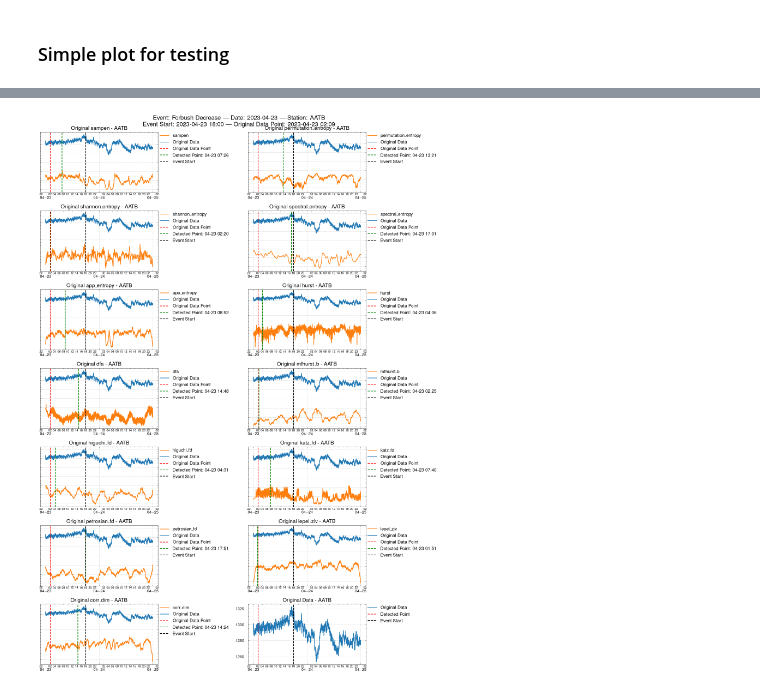
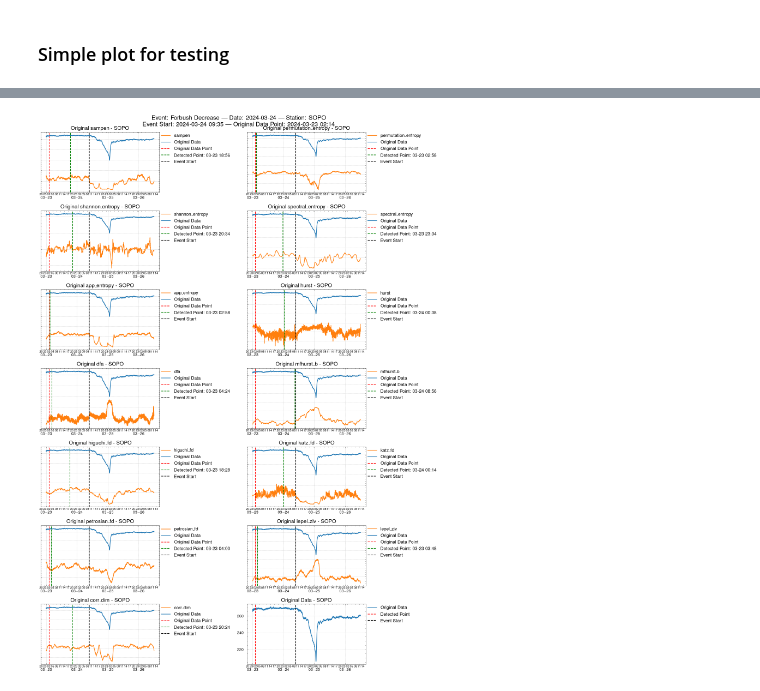
Before and after one commit to dosquisd/NMDB, a Jupyter notebook: 004_predictions.ipynb, the cells around one changed output, grey strips where cells are left out. Cells and saved outputs as stored; diff of their text form; code cells hidden in the pictures.

```diff
--- a/004_predictions.ipynb
+++ b/004_predictions.ipynb
@@ -197,6 +203,7 @@ df
 ### Violin Plots
 # %%
 delta_hours: list[float] = []
+start_datetimes: list[pd.Timestamp] = []
 
 date_events = df["date"].unique()
 for date in date_events:
@@ -216,9 +223,11 @@ for date in date_events:
 
         for _, row in metrics.iterrows():
             delta = (start_datetime - row["index"]).total_seconds() / 3600.0
+            start_datetimes.append(start_datetime)
             delta_hours.append(delta)
 # %%
 new_df = df.copy()
+new_df["start_datetime"] = start_datetimes
 new_df["delta_hours"] = delta_hours
 new_df
 # %% [output]
@@ -282,8 +291,8 @@ for date in date_events:
 ### Simple plot for testing
 # %%
 # filter by a particular event
-date = "2023-04-23"
-station = "AATB"
+date = "2024-03-24"
+station = "SOPO"
 
 df_event = df[(df["date"] == date) & (df["station"] == station)].reset_index(drop=True)
 df_event = df_event[df_event["metric"] != "entropy"]
@@ -335,6 +344,7 @@ def tmp_plots(
     df_event: pd.DataFrame,
     date: str,
     station: str,
+    freq_hours: int = 2,
 ) -> None:
     metrics_columns = list(
         filter(lambda col: col in df_orig.columns, df_event["metric"].unique())
@@ -350,7 +360,7 @@ def tmp_plots(
     fig, axes = plt.subplots(7, 2, figsize=(15, 21))
 
     for metric, ax in zip(metrics_columns, axes.flatten()):
-        setup_datetime_axis(ax)
+        setup_datetime_axis(ax, freq_hours)
         ax.grid(True, which="major", alpha=0.8, linestyle="--")
 
         if metric == "value":
@@ -451,6 +461,6 @@ def tmp_plots(
     fig.tight_layout()
     plt.show()
 # %%
-tmp_plots(df_orig, df_event, date, station)
+tmp_plots(df_orig, df_event, date, station, freq_hours=3)
 # %% [output]
-[figure, old version]
+[figure, new version]
```
Also changed, not shown: parts of 5 cells of this notebook, 5 other files.
